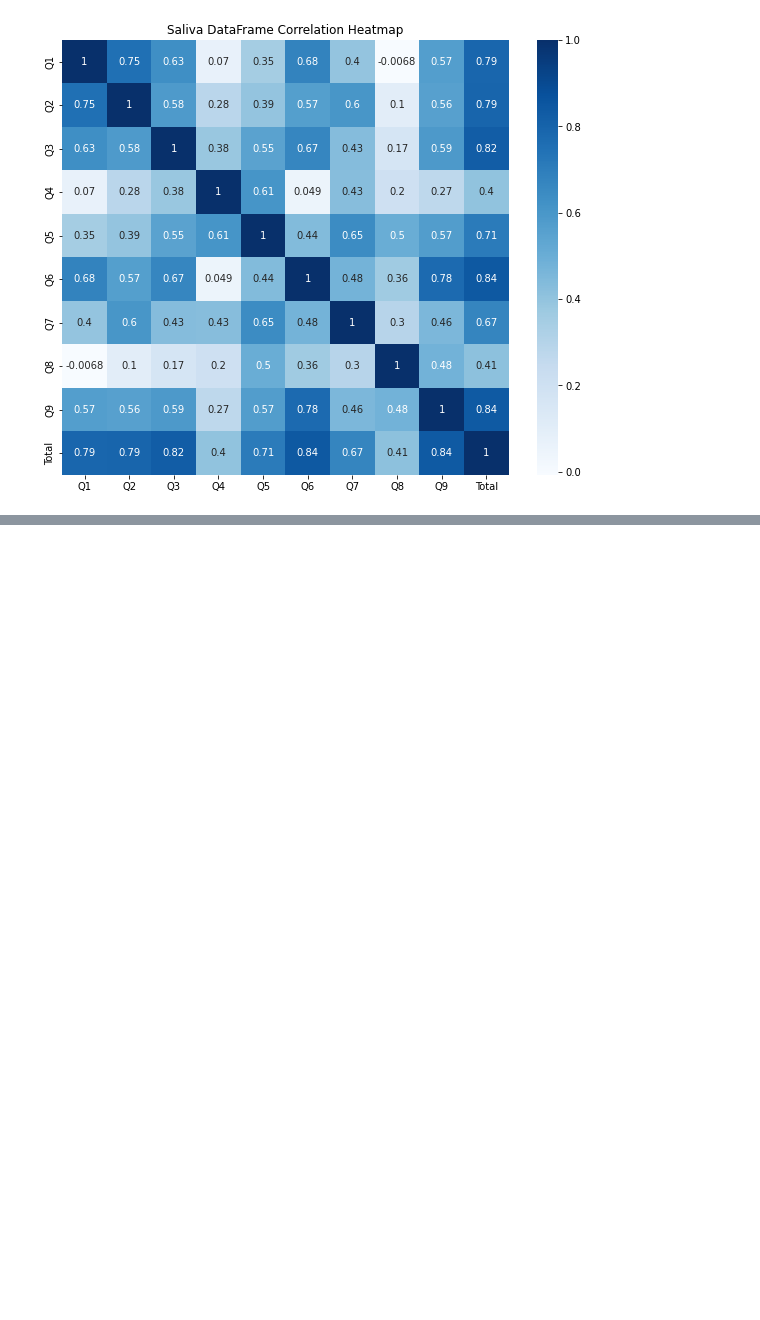
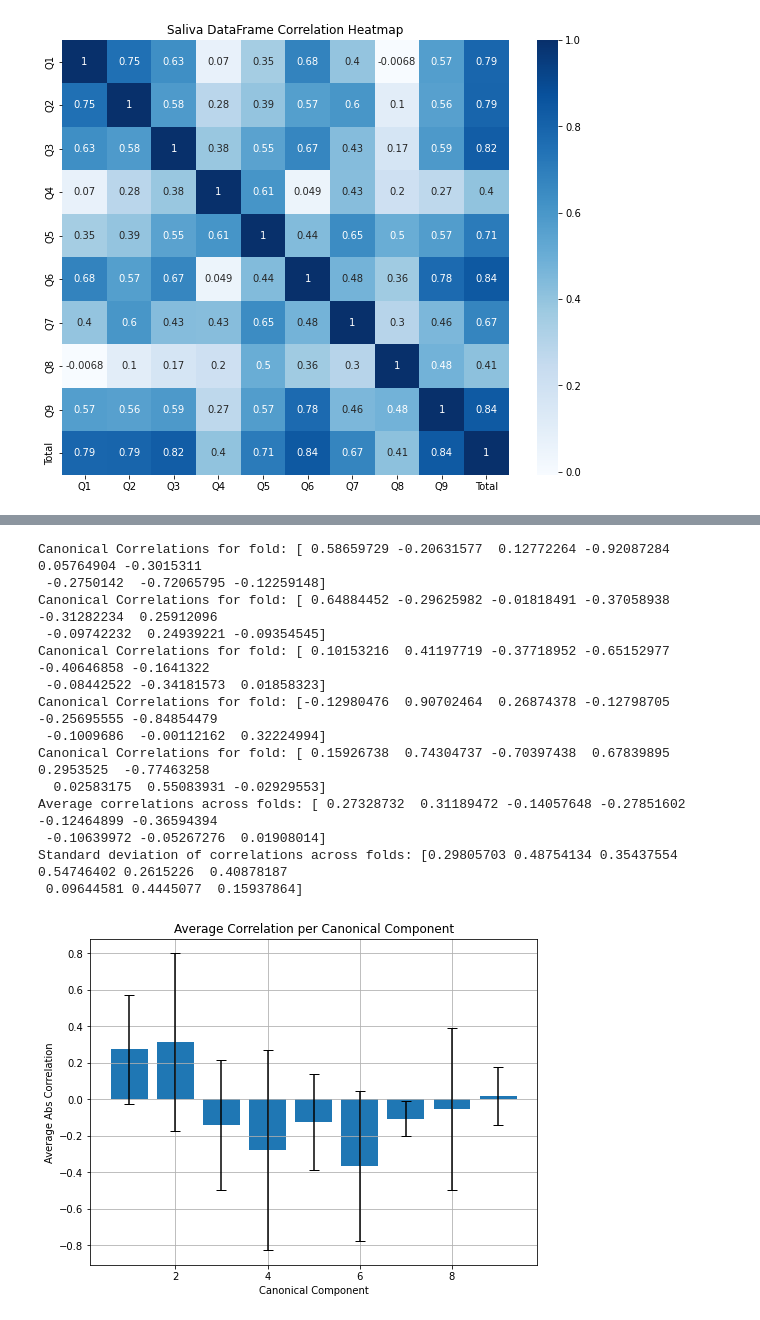
Before and after one commit to McKeownLab/Sialorrhea, a Jupyter notebook: feature_analysis.ipynb, the cells around one changed output, grey strips where cells are left out. Cells and saved outputs as stored; diff of their text form; code cells hidden in the pictures; blank space fills up the shorter version.

```diff
--- a/feature_analysis.ipynb
+++ b/feature_analysis.ipynb
@@ -305,0 +277,80 @@ plt.show()
+# %%
+import pandas as pd
+from sklearn.cross_decomposition import CCA
+from sklearn.decomposition import PCA
+from sklearn.feature_selection import RFECV
+from sklearn.preprocessing import StandardScaler
+from sklearn.model_selection import KFold, StratifiedKFold
+import numpy as np
+
+# Initialize the standard scaler
+scaler = StandardScaler()
+
+# Fit and transform the data
+Y = scaler.fit_transform(merged_df.iloc[:, -9:])  # Features
+X = scaler.fit_transform(merged_df.iloc[:, :-10])  # Questionnaire results
+
+#Apply feature selection
+pca = PCA(n_components=0.95)
+
+X = pca.fit_transform(X)
+
+
+# Define the number of components for CCA
+n_components = min(Y.shape[1], X.shape[1])
+
+# Initialize KFold
+kf = KFold(n_splits=5, shuffle=True, random_state=22)
+
+# To store correlations for each fold
+correlations = []
+
+# Cross-validation
+for train_index, test_index in kf.split(X):
+    X_train, X_test = X[train_index], X[test_index]
+    Y_train, Y_test = Y[train_index], Y[test_index]
+
+    # Initialize and fit CCA within the fold
+    cca = CCA(n_components=n_components)
+    cca.fit(X_train, Y_train)
+
+    # Transform the data (this step computes the canonical variables)
+    X_c, Y_c = cca.transform(X_test, Y_test)
+
+    # Calculate and store the correlation for the current fold
+    corr = np.corrcoef(X_c.T, Y_c.T).diagonal(offset=n_components)
+    print(f"Canonical Correlations for fold: {corr}")
+    correlations.append(corr)
+
+# Aggregate results
+average_correlations = np.mean(correlations, axis=0)
+print(f"Average correlations across folds: {average_correlations}")
+
+# Optionally, also calculate the standard deviation to estimate variability
+std_correlations = np.std(correlations, axis=0)
+print(f"Standard deviation of correlations across folds: {std_correlations}")
+
+# Plot the average correlations
+plt.figure(figsize=(8, 6))
+# plot bar plot with error bars
+plt.bar(range(1, n_components+1), average_correlations, yerr=std_correlations, capsize=5)
+plt.xlabel('Canonical Component')
+plt.ylabel('Average Abs Correlation')
+plt.title('Average Correlation per Canonical Component')
+plt.grid(True)
+# %% [output]
+Canonical Correlations for fold: [ 0.58659729 -0.20631577  0.12772264 -0.92087284  0.05764904 -0.3015311
+ -0.2750142  -0.72065795 -0.12259148]
+Canonical Correlations for fold: [ 0.64884452 -0.29625982 -0.01818491 -0.37058938 -0.31282234  0.25912096
+ -0.09742232  0.24939221 -0.09354545]
+Canonical Correlations for fold: [ 0.10153216  0.41197719 -0.37718952 -0.65152977 -0.40646858 -0.1641322
+ -0.08442522 -0.34181573  0.01858323]
+Canonical Correlations for fold: [-0.12980476  0.90702464  0.26874378 -0.12798705 -0.25695555 -0.84854479
+ -0.1009686  -0.00112162  0.32224994]
+Canonical Correlations for fold: [ 0.15926738  0.74304737 -0.70397438  0.67839895  0.2953525  -0.77463258
+  0.02583175  0.55083931 -0.02929553]
+Average correlations across folds: [ 0.27328732  0.31189472 -0.14057648 -0.27851602 -0.12464899 -0.36594394
+ -0.10639972 -0.05267276  0.01908014]
+Standard deviation of correlations across folds: [0.29805703 0.48754134 0.35437554 0.54746402 0.2615226  0.40878187
+ 0.09644581 0.4445077  0.15937864]
+[figure, added]
```
Also changed, not shown: parts of 15 cells of this notebook, 4 other files.
